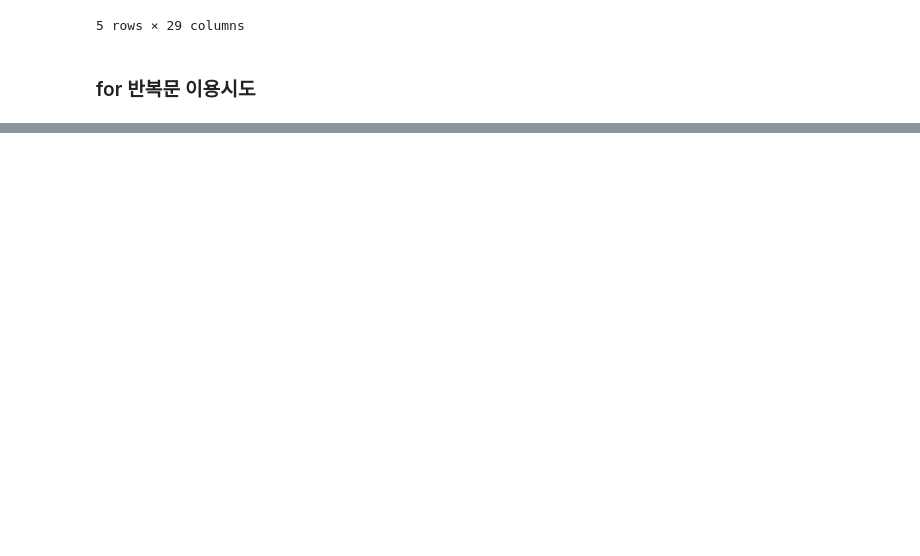
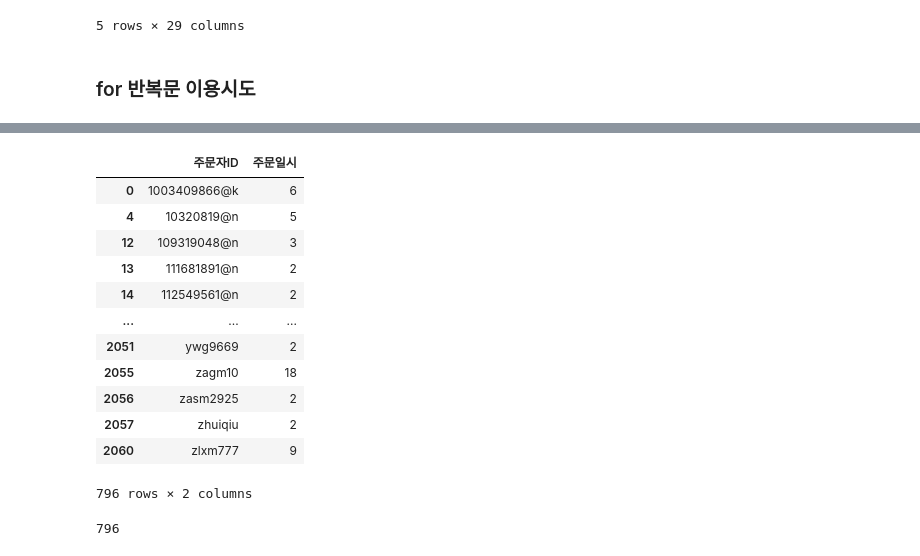
Before and after one commit to Liamns/1_project, a Jupyter notebook: jwp.ipynb, the cells around one changed output, grey strips where cells are left out. Cells and saved outputs as stored; diff of their text form; code cells hidden in the pictures; blank space fills up the shorter version.

```diff
--- a/jwp.ipynb
+++ b/jwp.ipynb
@@ -856,0 +903,19 @@ while True:
+# %%
+dt1_remove = dt1_find.groupby('주문자ID', as_index=False)[['주문일시']].count()
+dt1_remove=dt1_remove[dt1_remove['주문일시'] > 1]
+dt1_remove=dt1_remove.sort_values(by = '주문자ID')
+dt1_remove
+# %% [output]
+|  | 주문자ID | 주문일시 |
+| 0 | 1003409866@k | 6 |
+| 4 | 10320819@n | 5 |
+| 12 | 109319048@n | 3 |
+| 13 | 111681891@n | 2 |
+| 14 | 112549561@n | 2 |
+| ... | ... | ... |
+| 2051 | ywg9669 | 2 |
+| 2055 | zagm10 | 18 |
+| 2056 | zasm2925 | 2 |
+| 2057 | zhuiqiu | 2 |
+| 2060 | zlxm777 | 9 |
+796 rows × 2 columns
@@ -856,0 +944,5 @@ while True:
+# %%
+list1 = list(filter(None, list1))
+len(list1)
+# %% [output]
+796
```
Also changed, not shown: parts of 30 cells of this notebook.
